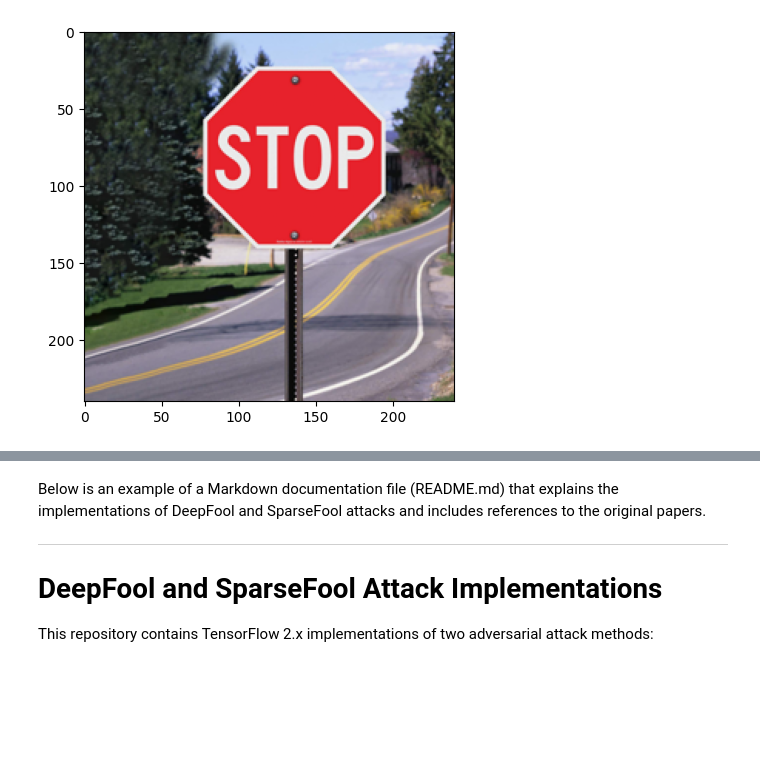
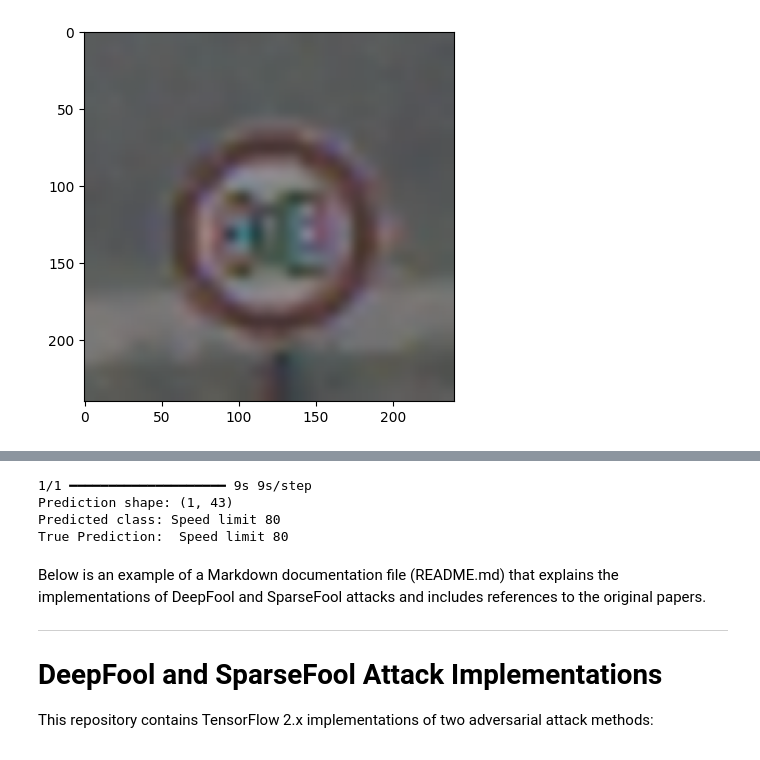
Before and after one commit to Adversarial-Attacks-on-Deeplearning/EfficientNet, a Jupyter notebook: deep_fool_and_sparse_fool.ipynb, the cells around one changed output, grey strips where cells are left out. Saved outputs shown, nothing was run; the diff lists cells and outputs as text; code cells hidden in the pictures; blank space fills up the shorter version.

Commit message:
deep fool the prediction never changes

```diff
--- a/deep_fool_and_sparse_fool.ipynb
+++ b/deep_fool_and_sparse_fool.ipynb
@@ -20,18 +19,18 @@ To enable the following instructions: AVX2 FMA, in other operations, rebuild Ten
 Padding needed: (2, 2)
 # %%
 from tensorflow.keras.models import load_model
-model = load_model("TrafficSigns_EfficientNetB1.keras")
+model = load_model("EfficientNetB1.keras")
 # %%
 
 # Path to your .ppm image
-image_path = "stop.jpg"
+image_path = "/home/salma/graduation_project/EfficientNet/GTSRB/Final_Training/Images/00005/00000_00000.ppm"
 
 # Load and preprocess the image with the correct target size (240x240)
 image = load_ppm_image(image_path, target_size=(240, 240))
 image_to_show = tf.squeeze(image, axis=0)
 plt.imshow(image_to_show/255.0)
 plt.show()
 true_pridition  = predict_traffic_sign(image, model, GTSRB_CLASSES)
 print("True Prediction: ", GTSRB_CLASSES[true_pridition])
 # %% [output]
-[figure, old version]
+[figure, new version]
@@ -42,3 +42,7 @@ True Prediction:  Stop
+1/1 ━━━━━━━━━━━━━━━━━━━━ 9s 9s/step
+Prediction shape: (1, 43)
+Predicted class: Speed limit 80
+True Prediction:  Speed limit 80
 # %% [markdown]
 Below is an example of a Markdown documentation file (README.md) that explains the implementations of DeepFool and SparseFool attacks and includes references to the original papers.
 
```
Also changed, not shown: parts of 4 cells of this notebook, 1 other file.
